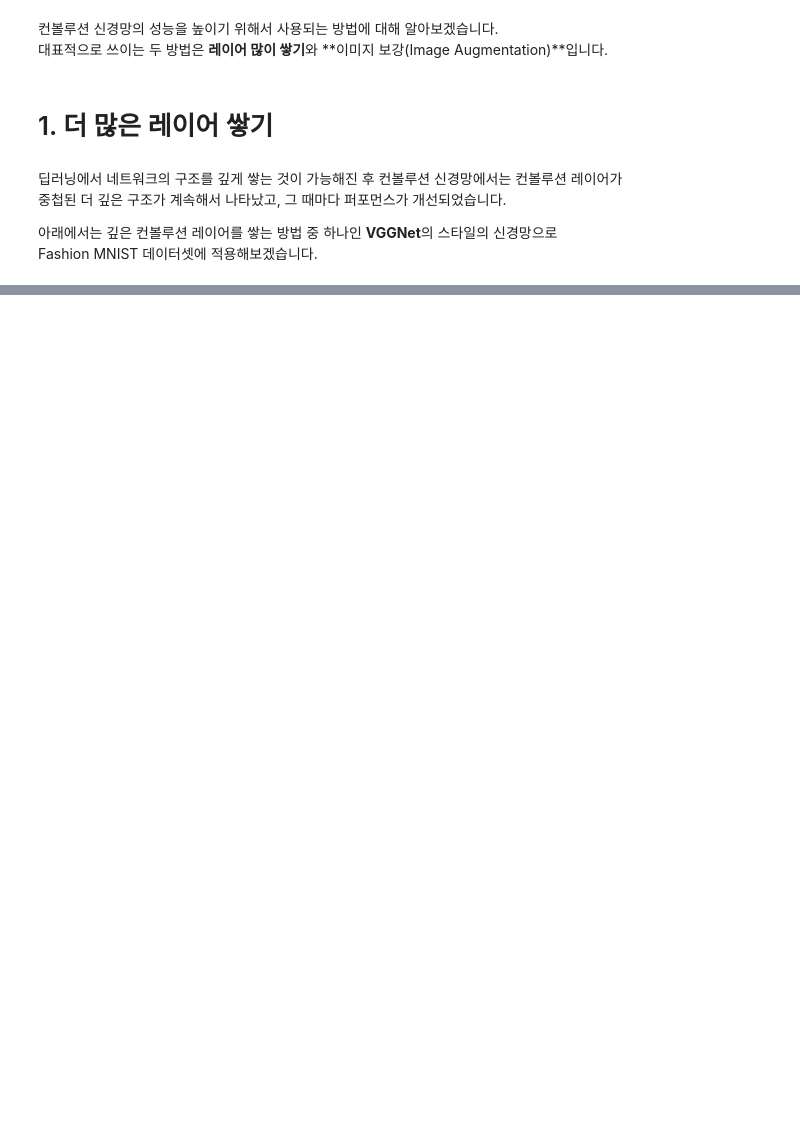
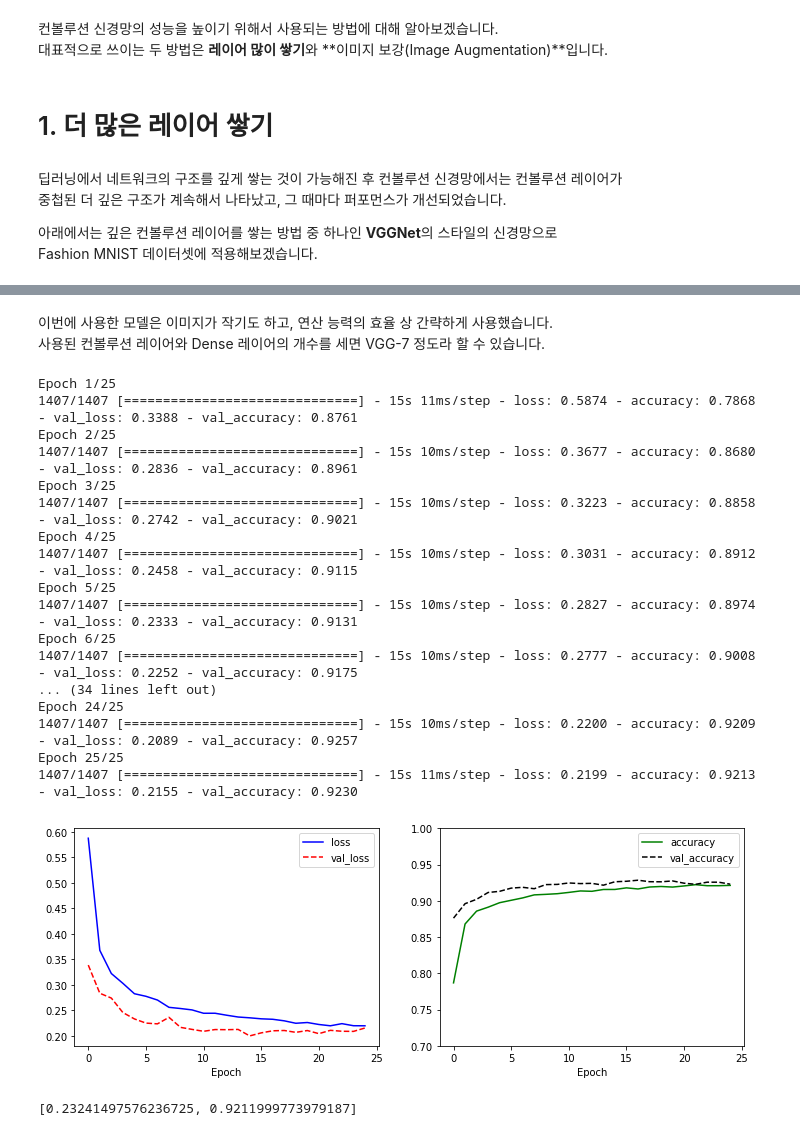
Before and after one commit to SevillaBK/Math, a Jupyter notebook: Chapter_6_컨볼루션_신경망_성능_향상시키기.ipynb, the cells around one changed output, grey strips where cells are left out. Drawn from its saved outputs; the diff is of its cells as text; code cells hidden in the pictures; blank space fills up the shorter version.

```diff
--- a/Chapter_6_컨볼루션_신경망_성능_향상시키기.ipynb
+++ b/Chapter_6_컨볼루션_신경망_성능_향상시키기.ipynb
@@ -83,11 +91,49 @@ VGG-19는 초반에 컨볼루션 레이어를 2개 겹친 뒤 풀링레이어 1
 그 후 컨볼루션 레이어를 4개 겹친 뒤 풀링 레이어를 1개 사용하는 패턴을 3차례 반복합니다.
 
 ![alt text](https://github.com/injo-image/image/blob/master/tensorflow/chapter6/VGG-19.png?raw=true)
+# %% [markdown]
+이번에 사용한 모델은 이미지가 작기도 하고, 연산 능력의 효율 상 간략하게 사용했습니다.<br/>
+사용된 컨볼루션 레이어와 Dense 레이어의 개수를 세면 VGG-7 정도라 할 수 있습니다.
 # %%
 # VGGNet 스타일의 컨볼루션 신경망 모델 학습
 history = model.fit(train_X, train_Y, epochs=25, validation_split=0.25)
 
 import matplotlib.pyplot as plt
 plt.figure(figsize=(12, 4))
 
-plt.
+plt.subplot(1,2,1)
+plt.plot(history.history['loss'], 'b-', label='loss')
+plt.plot(history.history['val_loss'], 'r--', label='val_loss')
+plt.xlabel('Epoch')
+plt.legend()
+
+plt.subplot(1,2,2)
+plt.plot(history.history['accuracy'], 'g-', label='accuracy')
+plt.plot(history.history['val_accuracy'], 'k--', label='val_accuracy')
+plt.xlabel('Epoch')
+plt.ylim(0.7, 1)
+plt.legend()
+
+plt.show()
+
+model.evaluate(test_X, test_Y, verbose=0)
+# %% [output]
+Epoch 1/25
+1407/1407 [==============================] - 15s 11ms/step - loss: 0.5874 - accuracy: 0.7868 - val_loss: 0.3388 - val_accuracy: 0.8761
+Epoch 2/25
+1407/1407 [==============================] - 15s 10ms/step - loss: 0.3677 - accuracy: 0.8680 - val_loss: 0.2836 - val_accuracy: 0.8961
+Epoch 3/25
+1407/1407 [==============================] - 15s 10ms/step - loss: 0.3223 - accuracy: 0.8858 - val_loss: 0.2742 - val_accuracy: 0.9021
+Epoch 4/25
+1407/1407 [==============================] - 15s 10ms/step - loss: 0.3031 - accuracy: 0.8912 - val_loss: 0.2458 - val_accuracy: 0.9115
+Epoch 5/25
+1407/1407 [==============================] - 15s 10ms/step - loss: 0.2827 - accuracy: 0.8974 - val_loss: 0.2333 - val_accuracy: 0.9131
+Epoch 6/25
+1407/1407 [==============================] - 15s 10ms/step - loss: 0.2777 - accuracy: 0.9008 - val_loss: 0.2252 - val_accuracy: 0.9175
+... (34 lines left out)
+Epoch 24/25
+1407/1407 [==============================] - 15s 10ms/step - loss: 0.2200 - accuracy: 0.9209 - val_loss: 0.2089 - val_accuracy: 0.9257
+Epoch 25/25
+1407/1407 [==============================] - 15s 11ms/step - loss: 0.2199 - accuracy: 0.9213 - val_loss: 0.2155 - val_accuracy: 0.9230
+[figure, added]
+[0.23241497576236725, 0.9211999773979187]
```
Also changed, not shown: parts of 9 cells of this notebook.
